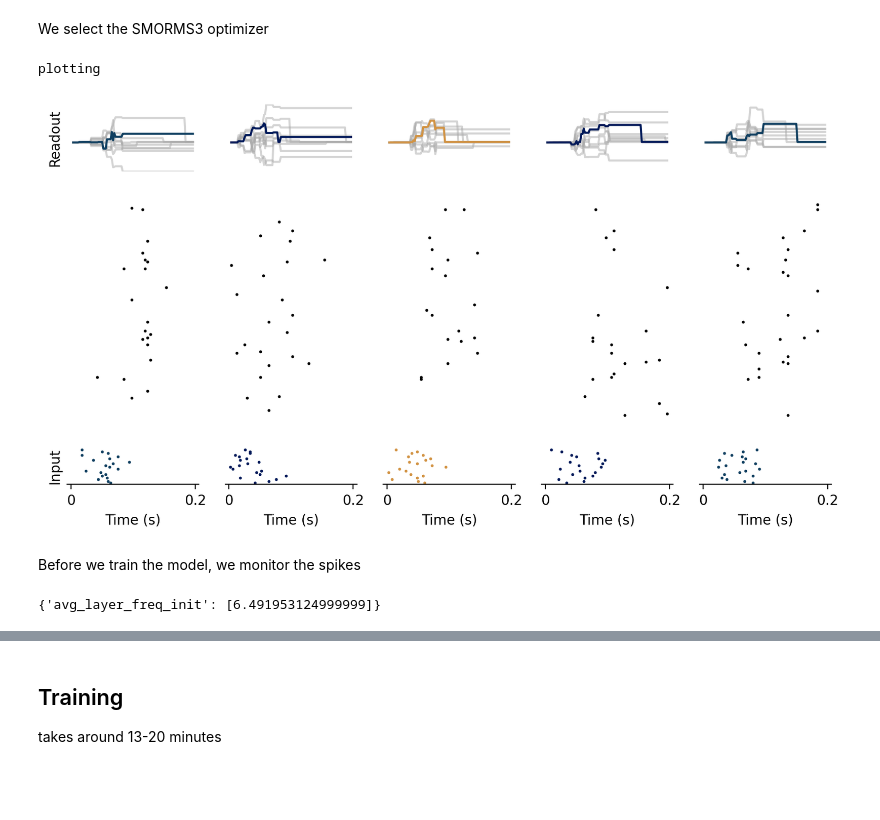
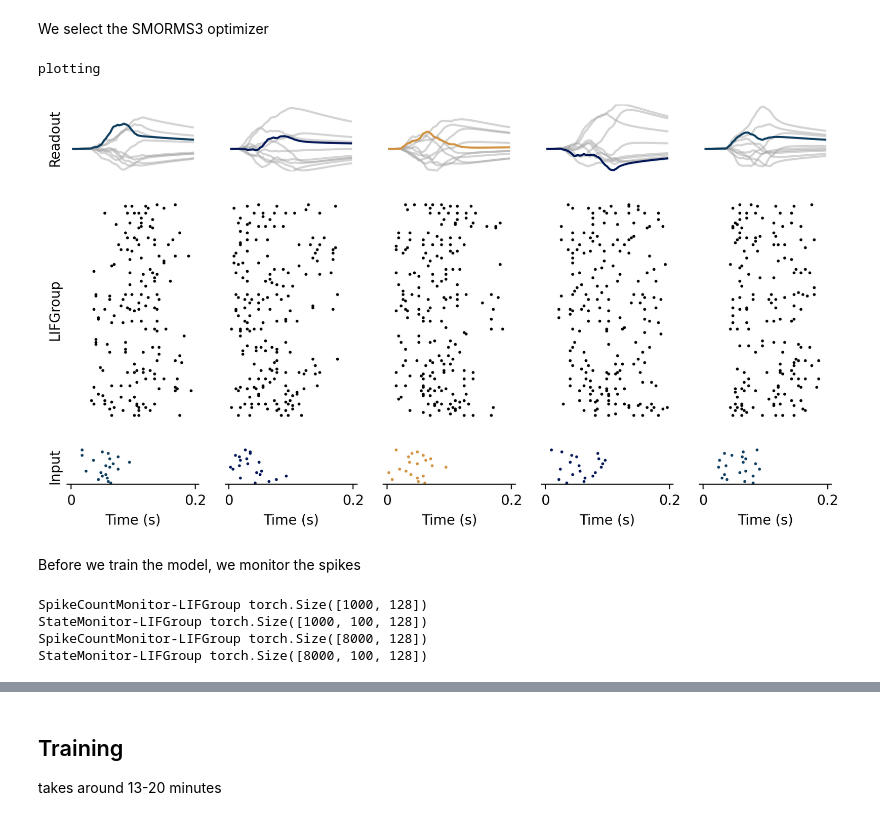
Before and after one commit to jgygax/stork-1, a Jupyter notebook: examples/01_Shallow_SNN_Randman.ipynb, the cells around one changed output, grey strips where cells are left out. Drawn from its saved outputs; the diff is of its cells as text; code cells hidden in the pictures; blank space fills up the shorter version.

```diff
--- a/examples/01_Shallow_SNN_Randman.ipynb
+++ b/examples/01_Shallow_SNN_Randman.ipynb
@@ -12,10 +12,18 @@ import matplotlib.pyplot as plt
 import seaborn as sns
 from cmcrameri import cm
 
-import stork
+# change the default color cycle
+np.random.seed(20250129)
+plt.rcParams["axes.prop_cycle"] = plt.cycler(
+    color=np.random.permutation(cm.batlow(np.linspace(0, 1, 10)))
+)
+
+
+import stork.datasets
 from stork.models import RecurrentSpikingModel
-from stork.nodes import InputGroup, ReadoutGroup, LIFGroup, EfficientIFGroup, EfficientReadoutGroup
+from stork.nodes import InputGroup, ReadoutGroup, LIFGroup
 from stork.connections import Connection
 from stork.generators import StandardGenerator
 from stork.initializers import FluctuationDrivenCenteredNormalInitializer
+from stork.plotting_new import plot_training
 # %% [output]
@@ -155,14 +109,10 @@ Add neuron groups
 # %%
 input_group = model.add_group(InputGroup(nb_inputs))
 hidden_neurons = model.add_group(
-    EfficientIFGroup(
-        nb_hidden_units, tau_mem=tau_mem, activation=act_fn, decay_mode=decay_mode
-    )
+    LIFGroup(nb_hidden_units, tau_mem=tau_mem, tau_syn=tau_syn, activation=act_fn)
 )
 readout_group = model.add_group(
-    EfficientReadoutGroup(
-        nb_classes, tau_mem=tau_readout, initial_state=-1e-2, decay_mode=decay_mode
-    )
+    ReadoutGroup(nb_classes, tau_mem=tau_readout, tau_syn=tau_syn, initial_state=-1e-2)
 )
 # %% [markdown]
 Add synapses between the neuron groups
@@ -242,29 +192,29 @@ model.configure(
 # %%
 # create nice classification color palette for plotting
 colors = cm.batlow(np.linspace(0, 1, nb_classes))
 
 pl = stork.plotting_new.ActivityPlotter(
     model=model,
     data=ds_test,
     nb_samples=5,
     figsize=(10, 5),
     dpi=200,
     plot_label=True,
     label_color="navy",
     batch_size=batch_size,
     pal=colors,
 )
-pl.plot_activity()
+fig = pl.plot_activity()
 # %% [output]
 plotting
-[figure, old version]
+[figure, new version]
 # %% [markdown]
 Before we train the model, we monitor the spikes
 # %%
 # Monitors spike counts before training
+results = {}
+
 res = model.monitor(ds_test)
-
-results = {}
 for k, v in res.items():
     results["Pre test " + k] = v.cpu().numpy()
     print(k, v.shape)
@@ -273,6 +223,9 @@ res = model.monitor(ds_train)
 for k, v in res.items():
     results["Pre train " + k] = v.cpu().numpy()
     print(k, v.shape)
-print(results)
+# print(results)
 # %% [output]
-{'avg_layer_freq_init': [6.491953124999999]}
+SpikeCountMonitor-LIFGroup torch.Size([1000, 128])
+StateMonitor-LIFGroup torch.Size([1000, 100, 128])
+SpikeCountMonitor-LIFGroup torch.Size([8000, 128])
+StateMonitor-LIFGroup torch.Size([8000, 100, 128])
```
Also changed, not shown: parts of 12 cells of this notebook, 17 other files.
